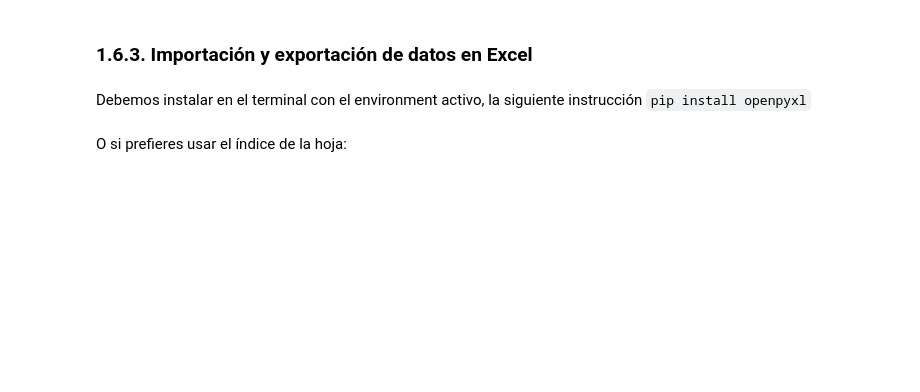
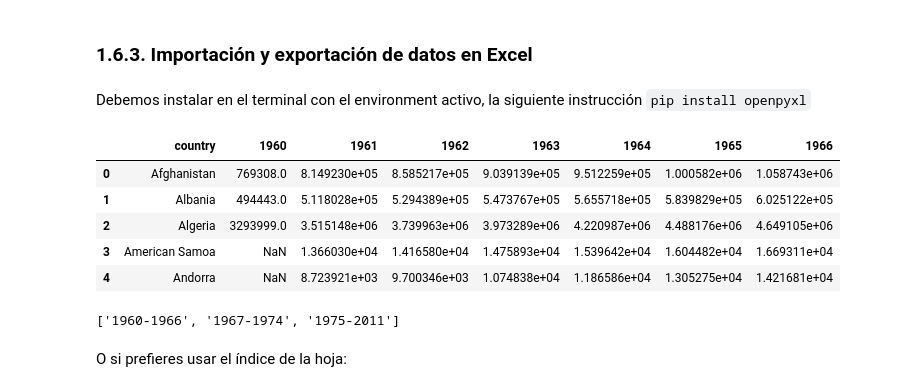
Before and after one commit to lporras/bootcamp_analisis_predic, a Jupyter notebook: docs/modulo_1_sin_codigo.ipynb, the cells around one changed output. Saved outputs shown, nothing was run; the diff lists cells and outputs as text; code cells hidden in the pictures; blank space fills up the shorter version.

Commit message:
using basic pandas

```diff
--- a/docs/modulo_1_sin_codigo.ipynb
+++ b/docs/modulo_1_sin_codigo.ipynb
@@ -167,3 +258,21 @@ df.info()
+# %%
+import pandas as pd
+df = pd.read_excel('_data/urbanpop.xlsx', sheet_name='1960-1966')
+df.head()
+# %% [output]
+|  | country | 1960 | 1961 | 1962 | 1963 | 1964 | 1965 | 1966 |
+| 0 | Afghanistan | 769308.0 | 8.149230e+05 | 8.585217e+05 | 9.039139e+05 | 9.512259e+05 | 1.000582e+06 | 1.058743e+06 |
+| 1 | Albania | 494443.0 | 5.118028e+05 | 5.294389e+05 | 5.473767e+05 | 5.655718e+05 | 5.839829e+05 | 6.025122e+05 |
+| 2 | Algeria | 3293999.0 | 3.515148e+06 | 3.739963e+06 | 3.973289e+06 | 4.220987e+06 | 4.488176e+06 | 4.649105e+06 |
+| 3 | American Samoa | NaN | 1.366030e+04 | 1.416580e+04 | 1.475893e+04 | 1.539642e+04 | 1.604482e+04 | 1.669311e+04 |
+| 4 | Andorra | NaN | 8.723921e+03 | 9.700346e+03 | 1.074838e+04 | 1.186586e+04 | 1.305275e+04 | 1.421681e+04 |
+# %%
+# ver hojas de un archivo Excel sin abrirlo
+filename = '_data/urbanpop.xlsx'
+data = pd.ExcelFile(filename)
+data.sheet_names
+# %% [output]
+['1960-1966', '1967-1974', '1975-2011']
 # %% [markdown]
 O si prefieres usar el índice de la hoja:
 # %%
```
Also changed, not shown: parts of 28 cells of this notebook, 7 other files.
